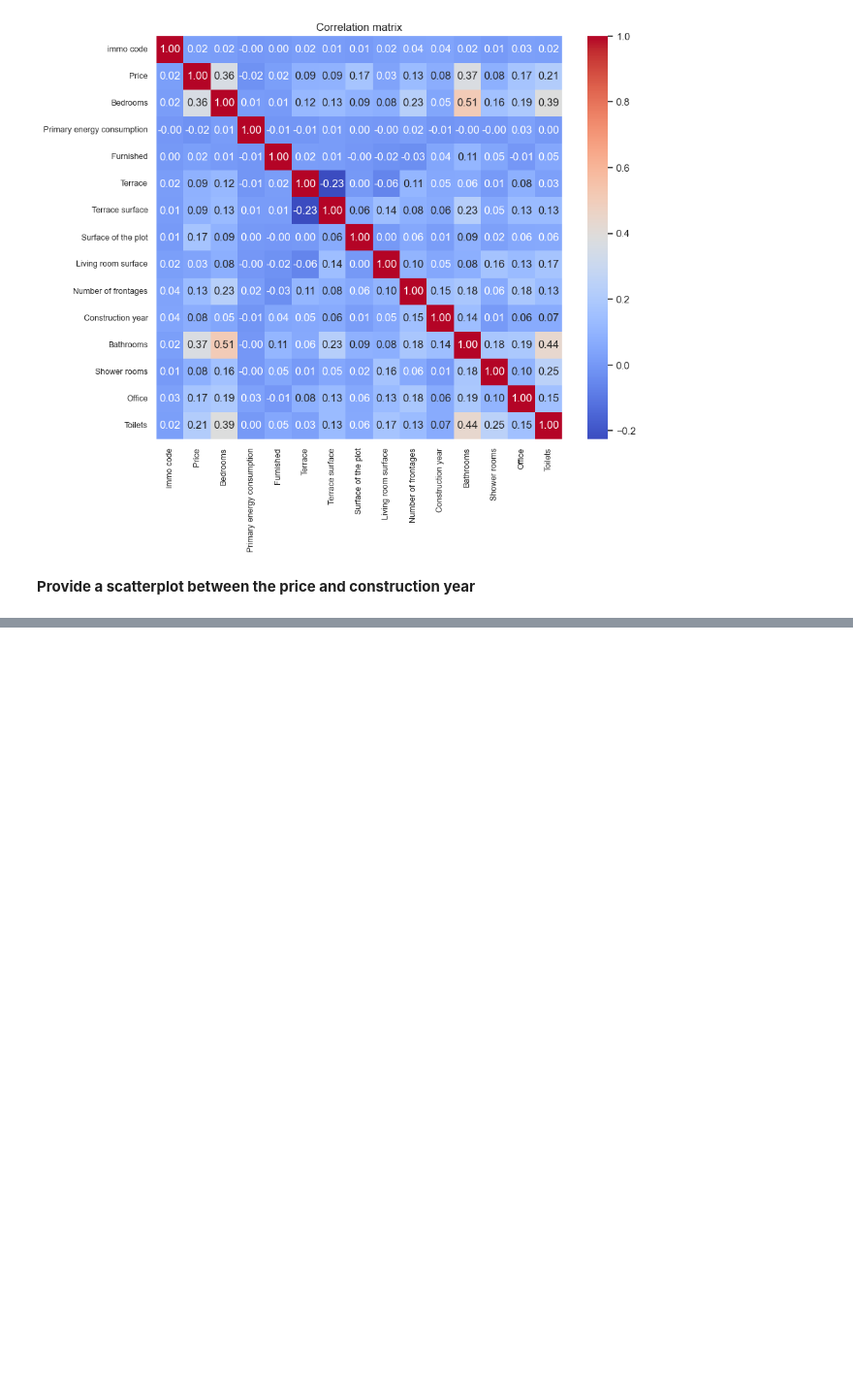
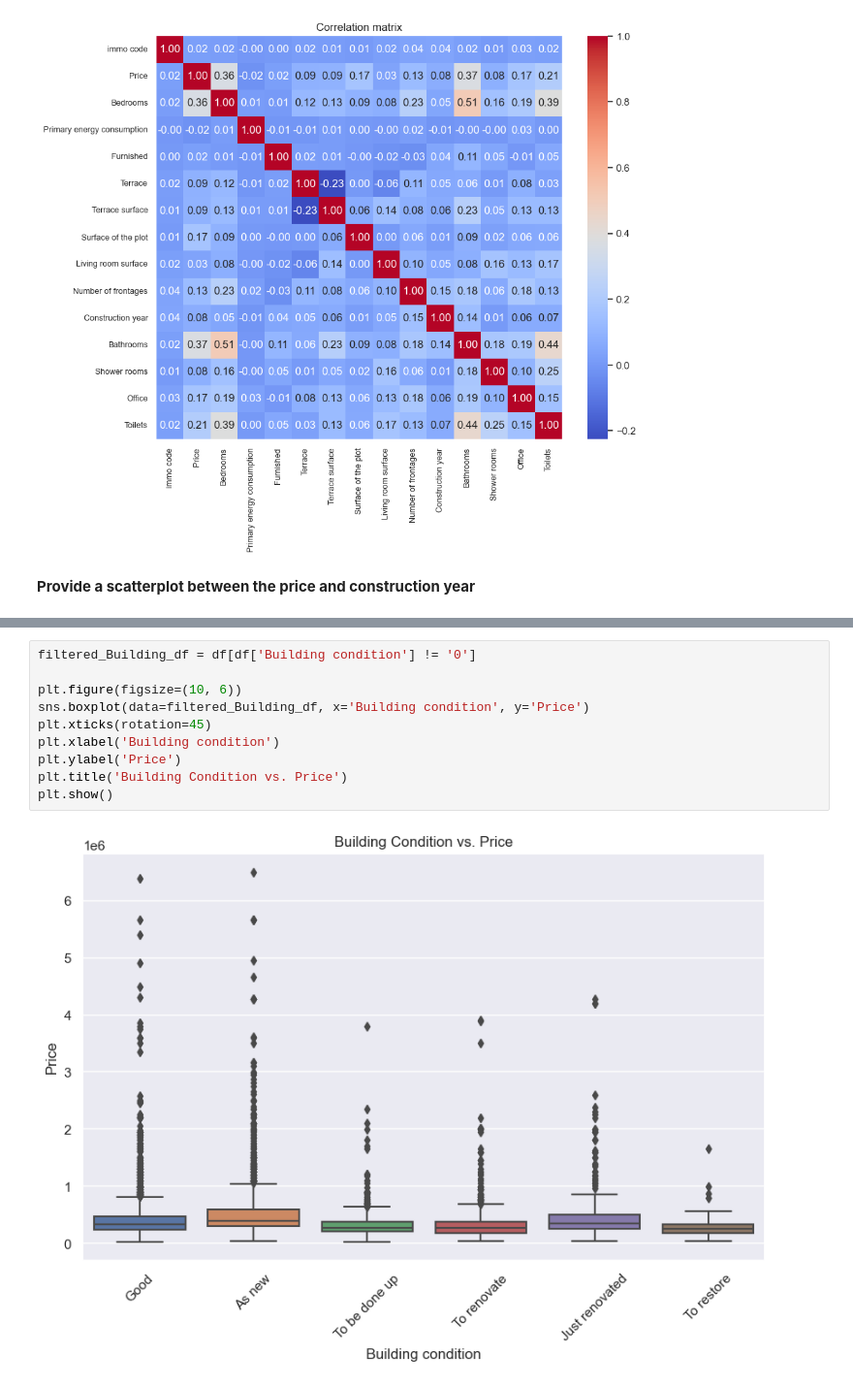
Before and after one commit to JonathanRabbi/Data_Analysis_Immo, a Jupyter notebook: Clean_Dataframe.ipynb, the cells around one changed output, grey strips where cells are left out. Shown at 97% size. Cells and saved outputs as stored; diff of their text form; blank space fills up the shorter version.

```diff
--- a/Clean_Dataframe.ipynb
+++ b/Clean_Dataframe.ipynb
@@ -241,0 +280,12 @@ df.sort_values(by='Bedrooms',ascending=False)
+# %%
+filtered_Building_df = df[df['Building condition'] != '0']
+
+plt.figure(figsize=(10, 6))
+sns.boxplot(data=filtered_Building_df, x='Building condition', y='Price')
+plt.xticks(rotation=45)
+plt.xlabel('Building condition')
+plt.ylabel('Price')
+plt.title('Building Condition vs. Price')
+plt.show()
+# %% [output]
+[figure, added]
```
Also changed, not shown: parts of 13 cells of this notebook, 1 other file.
